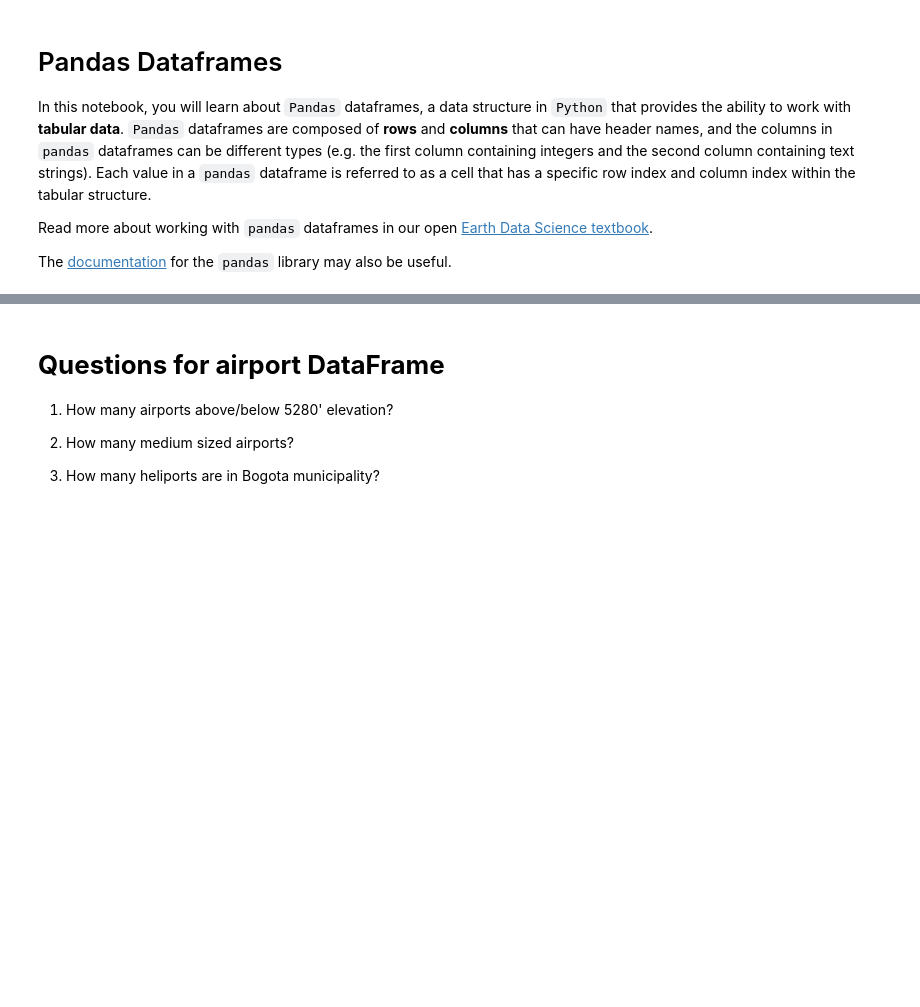
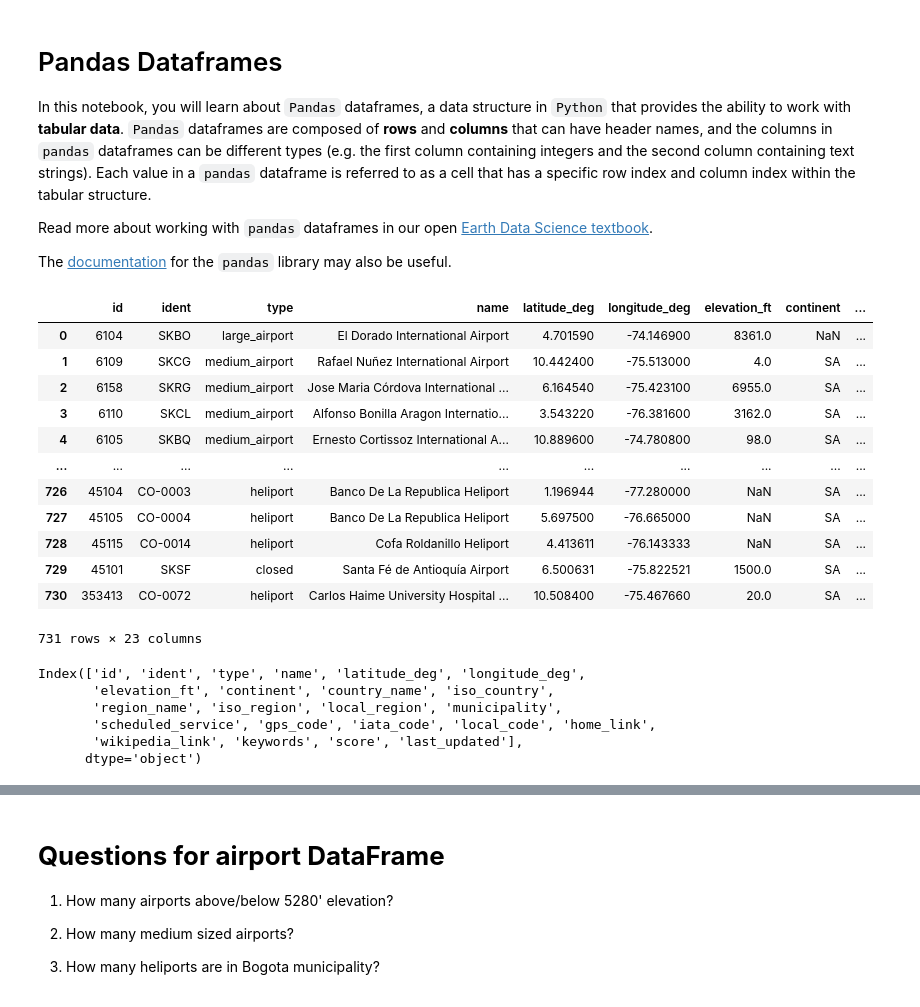
Before and after one commit to nquarder/02-geopark-pandas-dataframes, a Jupyter notebook: notebooks/02-geopark-pandas-empty.ipynb, the cells around one changed output, grey strips where cells are left out. Cells and saved outputs as stored; diff of their text form; code cells hidden in the pictures; blank space fills up the shorter version.

```diff
--- a/notebooks/02-geopark-pandas-empty.ipynb
+++ b/notebooks/02-geopark-pandas-empty.ipynb
@@ -14,12 +14,36 @@ import seaborn as sns
 # %%
 # Open Colombia airports .csv
 # Data are from: https://ourairports.com/countries/CO/
 
 # Define url
 col_airports_url = "https://ourairports.com/countries/CO/airports.csv"
 
 # Open data with pandas and return first 5 rows
+col_airports_df = pd.read_csv(col_airports_url)
+col_airports_df
+# %% [output]
+|  | id | ident | type | name | latitude_deg | longitude_deg | elevation_ft | continent | ... |
+| 0 | 6104 | SKBO | large_airport | El Dorado International Airport | 4.701590 | -74.146900 | 8361.0 | NaN | ... |
+| 1 | 6109 | SKCG | medium_airport | Rafael Nuñez International Airport | 10.442400 | -75.513000 | 4.0 | SA | ... |
+| 2 | 6158 | SKRG | medium_airport | Jose Maria Córdova International ... | 6.164540 | -75.423100 | 6955.0 | SA | ... |
+| 3 | 6110 | SKCL | medium_airport | Alfonso Bonilla Aragon Internatio... | 3.543220 | -76.381600 | 3162.0 | SA | ... |
+| 4 | 6105 | SKBQ | medium_airport | Ernesto Cortissoz International A... | 10.889600 | -74.780800 | 98.0 | SA | ... |
+| ... | ... | ... | ... | ... | ... | ... | ... | ... | ... |
+| 726 | 45104 | CO-0003 | heliport | Banco De La Republica Heliport | 1.196944 | -77.280000 | NaN | SA | ... |
+| 727 | 45105 | CO-0004 | heliport | Banco De La Republica Heliport | 5.697500 | -76.665000 | NaN | SA | ... |
+| 728 | 45115 | CO-0014 | heliport | Cofa Roldanillo Heliport | 4.413611 | -76.143333 | NaN | SA | ... |
+| 729 | 45101 | SKSF | closed | Santa Fé de Antioquía Airport | 6.500631 | -75.822521 | 1500.0 | SA | ... |
+| 730 | 353413 | CO-0072 | heliport | Carlos Haime University Hospital ... | 10.508400 | -75.467660 | 20.0 | SA | ... |
+731 rows × 23 columns
 # %%
-# Return names of column headers using .column attribute
+# Return names of column headers using .columns attribute
+col_airports_df.columns
+# %% [output]
+Index(['id', 'ident', 'type', 'name', 'latitude_deg', 'longitude_deg',
+       'elevation_ft', 'continent', 'country_name', 'iso_country',
+       'region_name', 'iso_region', 'local_region', 'municipality',
+       'scheduled_service', 'gps_code', 'iata_code', 'local_code', 'home_link',
+       'wikipedia_link', 'keywords', 'score', 'last_updated'],
+      dtype='object')
 # %%
 # Explore the data using .info() method
```
Also changed, not shown: parts of 8 cells of this notebook.
